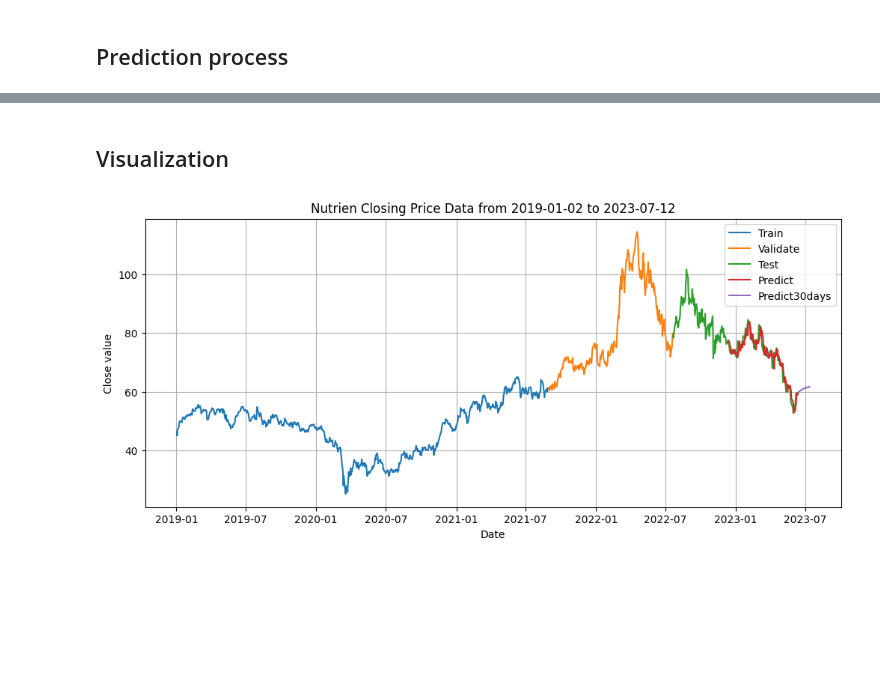
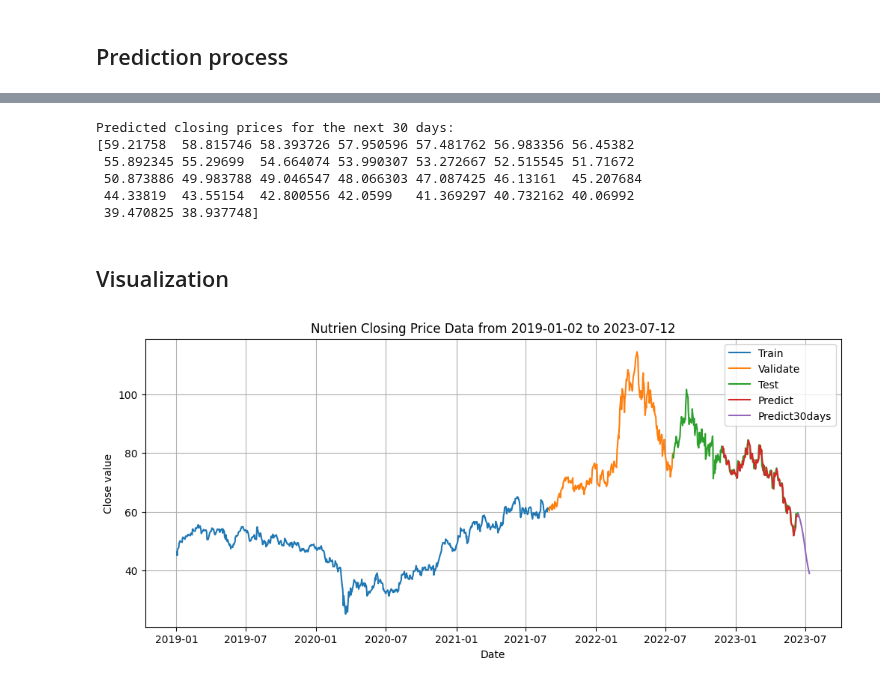
Before and after one commit to mynhungg/IS403.N21.HTTT_Nhom13, a Jupyter notebook: Model/TCA/6_2_2/Code/TCAN_622_NTR.ipynb, the cells around one changed output, grey strips where cells are left out. Drawn from its saved outputs; the diff is of its cells as text; code cells hidden in the pictures; blank space fills up the shorter version.

```diff
--- a/Model/TCA/6_2_2/Code/TCAN_622_NTR.ipynb
+++ b/Model/TCA/6_2_2/Code/TCAN_622_NTR.ipynb
@@ -371,25 +371,36 @@ for i in range(30):
+# %%
+print('Predicted closing prices for the next 30 days:')
+y_next_30_days = scaler.inverse_transform(np.array(y_next_30_days).reshape(-1, 1))
+print(y_next_30_days.flatten())
+# %% [output]
+Predicted closing prices for the next 30 days:
+[59.21758  58.815746 58.393726 57.950596 57.481762 56.983356 56.45382
+ 55.892345 55.29699  54.664074 53.990307 53.272667 52.515545 51.71672
+ 50.873886 49.983788 49.046547 48.066303 47.087425 46.13161  45.207684
+ 44.33819  43.55154  42.800556 42.0599   41.369297 40.732162 40.06992
+ 39.470825 38.937748]
 # %% [markdown]
 ## Visualization
 # %%
 plt.figure(figsize=(12, 5))
 
 plt.plot(df.index[:train_size], scaler.inverse_transform(train_data))
 
 plt.plot(df.index[train_size : train_size + val_size], scaler.inverse_transform(val_data))
 
 plt.plot(df.index[train_size + val_size : ], scaler.inverse_transform(test_data))
 
-plt.plot(df.index[train_size + val_size + best_window_size + 1: ], best_y_pred)
+plt.plot(df.index[train_size + val_size + best_window_size: ], best_y_pred)
 
-plt.plot(index_next_30_days, scaler.inverse_transform(np.array(y_next_30_days).reshape(-1, 1)))
+plt.plot(index_next_30_days, y_next_30_days)
 
 plt.legend(['Train', 'Validate', 'Test', 'Predict', 'Predict30days'])
 
 plt.grid()
 plt.title(f"Nutrien Closing Price Data from {df.index[0].strftime('%Y-%m-%d')} to {index_next_30_days[-1].strftime('%Y-%m-%d')}")
 plt.xlabel("Date")
 plt.ylabel("Close value")
 plt.savefig('TCAN_622_NTR.png')
 plt.show()
 # %% [output]
-[figure, old version]
+[figure, new version]
```
Also changed, not shown: parts of 5 cells of this notebook, 11 other files.
